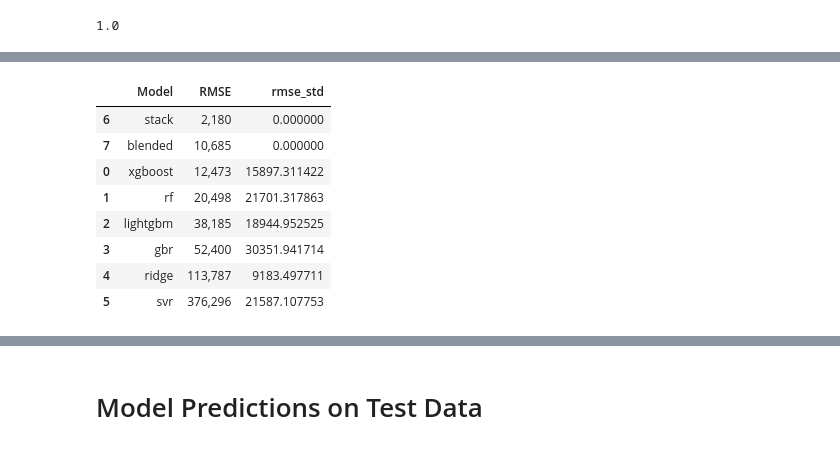
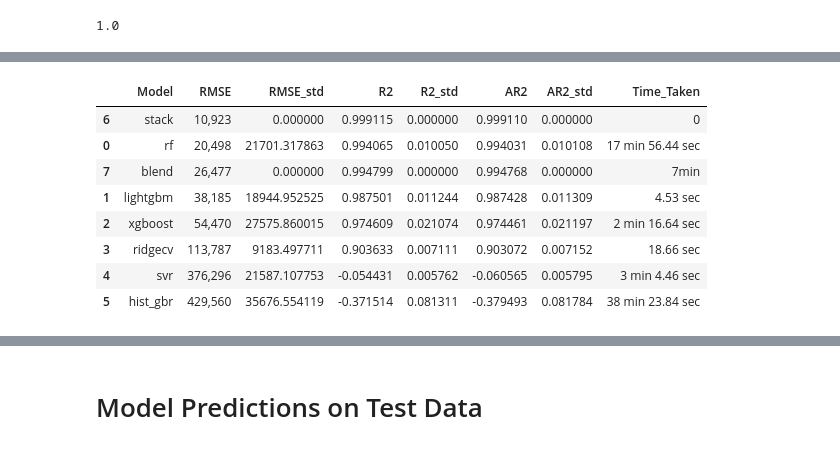
Before and after one commit to bhishanpdl/Project_House_Price_Prediction, a Jupyter notebook: notebooks/c12_regression_modelling_stacking_blending.ipynb, the cells around one changed output, grey strips where cells are left out. Cells and saved outputs as stored; diff of their text form; code cells hidden in the pictures.

```diff
--- a/notebooks/c12_regression_modelling_stacking_blending.ipynb
+++ b/notebooks/c12_regression_modelling_stacking_blending.ipynb
@@ -522,5 +588,5 @@ rmse_stack
 # %%
-df_scores.loc[len(df_scores)] = ['stack',rmse_stack,0]
+df_scores.loc[len(df_scores)] = ['stack',rmse_stack,0,r2_stack,0,ar2_stack,0,0]
 df_scores = df_scores.drop_duplicates()
 
 df_scores
@@ -580,9 +648,9 @@ x['normalized'].sum()
 def blended_predictions(X):
     return ( stack.predict(np.array(X)) * 0.57 +
             rf.predict(X) * 0.17 +
-            xgboost.predict(X) * 0.1 +
-            lightgbm.predict(X) * 0.08 +
-            gbr.predict(X) * 0.04 +
-            ridge.predict(X) * 0.03 +
+            model_xgb.predict(X) * 0.1 +
+            model_lgb.predict(X) * 0.08 +
+            hist_gbr.predict(X) * 0.04 +
+            ridgecv.predict(X) * 0.03 +
             svr.predict(X) * 0.01
             )
@@ -590,0 +657,3 @@ rmse_blended = rmse(np.array(ser_ytrain), blended_predictions(df_Xtrain))
+# %%
+%%time
+y_preds_blend = blended_predictions(df_Xtrain)
@@ -591,3 +663,7 @@ rmse_blended = rmse(np.array(ser_ytrain), blended_predictions(df_Xtrain))
+# %%
+rmse_blend = rmse(y_train, y_preds_blend)
+r2_blend = metrics.r2_score(y_train, y_preds_blend)
+ar2_blend = calculate_adjusted_r2(y_train,y_preds_blend,nrows=nrows,kcols=kcols)
 # %%
 df_scores
 # %% [output]
@@ -602,15 +678,13 @@ df_scores
 # %%
-df_scores.loc[len(df_scores)] = ['blended',rmse_blended,0]
+df_scores.loc[len(df_scores)] = ['blend',rmse_blend,0,r2_blend,0,ar2_blend,0,'7min']
 df_scores = df_scores.drop_duplicates().sort_values('RMSE')
-
-df_scores.style.format({'RMSE':"{:,.0f}"})
 # %% [output]
-|  | Model | RMSE | rmse_std |
-| 6 | stack | 2,180 | 0.000000 |
-| 7 | blended | 10,685 | 0.000000 |
-| 0 | xgboost | 12,473 | 15897.311422 |
-| 1 | rf | 20,498 | 21701.317863 |
-| 2 | lightgbm | 38,185 | 18944.952525 |
-| 3 | gbr | 52,400 | 30351.941714 |
-| 4 | ridge | 113,787 | 9183.497711 |
-| 5 | svr | 376,296 | 21587.107753 |
+|  | Model | RMSE | RMSE_std | R2 | R2_std | AR2 | AR2_std | Time_Taken |
+| 6 | stack | 10,923 | 0.000000 | 0.999115 | 0.000000 | 0.999110 | 0.000000 | 0 |
+| 0 | rf | 20,498 | 21701.317863 | 0.994065 | 0.010050 | 0.994031 | 0.010108 | 17 min 56.44 sec |
+| 7 | blend | 26,477 | 0.000000 | 0.994799 | 0.000000 | 0.994768 | 0.000000 | 7min |
+| 1 | lightgbm | 38,185 | 18944.952525 | 0.987501 | 0.011244 | 0.987428 | 0.011309 | 4.53 sec |
+| 2 | xgboost | 54,470 | 27575.860015 | 0.974609 | 0.021074 | 0.974461 | 0.021197 | 2 min 16.64 sec |
+| 3 | ridgecv | 113,787 | 9183.497711 | 0.903633 | 0.007111 | 0.903072 | 0.007152 | 18.66 sec |
+| 4 | svr | 376,296 | 21587.107753 | -0.054431 | 0.005762 | -0.060565 | 0.005795 | 3 min 4.46 sec |
+| 5 | hist_gbr | 429,560 | 35676.554119 | -0.371514 | 0.081311 | -0.379493 | 0.081784 | 38 min 23.84 sec |
```
Also changed, not shown: parts of 60 cells of this notebook, 1 other file.
